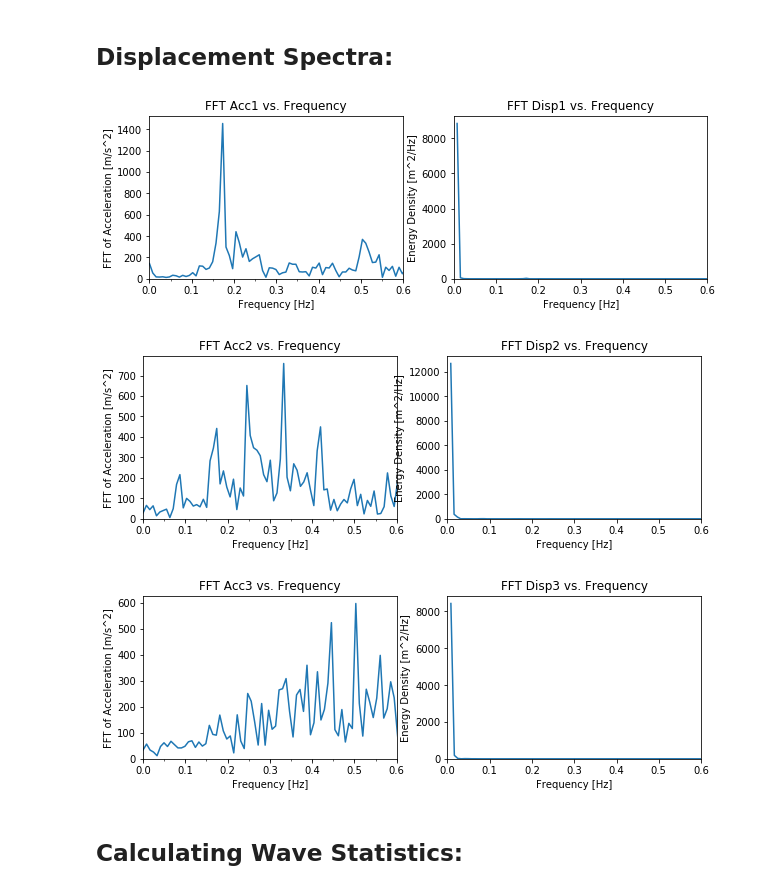
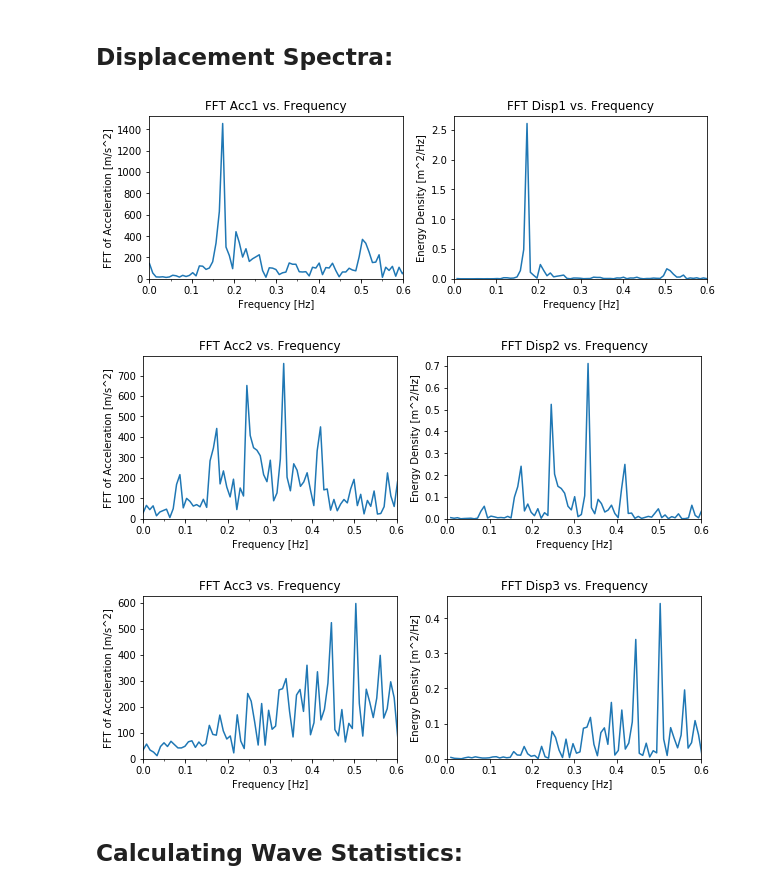
Before and after one commit to pjsimmon/E4E_Smartfin, a Jupyter notebook: PSD_E3_BuoyCallibrator1.ipynb, the cells around one changed output. Saved outputs shown, nothing was run; the diff lists cells and outputs as text; code cells hidden in the pictures.

Commit message:
Fixed bug associated with global variables having same name and adding gravity component to wrong a value

```diff
--- a/PSD_E3_BuoyCallibrator1.ipynb
+++ b/PSD_E3_BuoyCallibrator1.ipynb
@@ -314,6 +327,9 @@ print(len(imu3_array))
 # %% [markdown]
 ## Convert raw units to actual units (acc to [m/s^2]) and (time to [s])
 # %%
+## Convert raw units to actual units (acc to [m/s^2]) and (time to [s])
+
+
 #Raw acceleration constant 512 = 1g (accelerometer's measured force due to gravity)
 g_const = 512
 
@@ -327,19 +343,18 @@ gravity = -9.80665
 def convert_acc_units(acc_array):
     ret_array = []
     for a in acc_array:
-        new_a = a / g_const * gravity
         #Acceleration is now in m/s^2, need to subtract gravity from vertical axis. (??)
-        #new_a = a + 9.81 (??)
+        new_a = a / g_const * gravity - gravity
         ret_array.append(new_a)
     return ret_array
 
-imu1_array = convert_acc_units(imu1_array) #new units in m/s^2
-imu2_array = convert_acc_units(imu2_array) #new units in m/s^2
-imu3_array = convert_acc_units(imu3_array) #new units in m/s^2
+imu1_array = convert_acc_units(imu_array1) #new units in m/s^2
+imu2_array = convert_acc_units(imu_array2) #new units in m/s^2
+imu3_array = convert_acc_units(imu_array3) #new units in m/s^2
 
 ##To check:
-#for x in imu1_array:
-#    print(x)
+for x,y in zip(imu2_array, imu_array2):
+    print(x,y)
 
 
 def convert_time_units(time_array):
@@ -359,4 +374,9 @@ time_e_array = convert_time_units(time_e_list) #new units in seconds
 print(len(time_e_array))
 print(len(time_e_list))
 print(len(imu2_array))
+
+plt.plot(time_e_array, imu2_array)
+plt.show()
+
+print("Why are the y-axis values so small?")
 # %% [output]
@@ -966,9 +1018,9 @@ def calc_disp2(fft, freq):
 #disp_spectra3, fft_nfreq3 = calc_disp2(fft3, fft_freq3)
 
 ##Attempt using PSD instead of FFT:
-disp_spectra1, fft_nfreq1 = calc_disp2(pxx1, freq1)
-disp_spectra2, fft_nfreq2 = calc_disp2(pxx2, freq2)
-disp_spectra3, fft_nfreq3 = calc_disp2(pxx3, freq3)
+#disp_spectra1, fft_nfreq1 = calc_disp2(pxx1, freq1)
+#disp_spectra2, fft_nfreq2 = calc_disp2(pxx2, freq2)
+#disp_spectra3, fft_nfreq3 = calc_disp2(pxx3, freq3)
 
 
 
@@ -1021,36 +1073,36 @@ ax3.set_xlabel("Frequency [Hz]")
 ax3.set_ylabel('FFT of Acceleration [m/s^2]')
 ax3.set_xlim(0,0.6)
 ax3.set_ylim(0,)
 ax3.xaxis.set_major_locator(plt.MultipleLocator(0.1))
 ax3.xaxis.set_minor_locator(plt.MultipleLocator(0.05))
 ax4.plot(fft_nfreq2, disp_spectra2)
 ax4.set_title('FFT Disp2 vs. Frequency')
 ax4.set_xlabel("Frequency [Hz]")
 ax4.set_ylabel('Energy Density [m^2/Hz]')
 ax4.set_xlim(0,0.6)
 ax4.set_ylim(0,)
 
 ##Subplots for acc3
 ax5.plot(fft_freq3, fft3)
 ax5.set_title("FFT Acc3 vs. Frequency")
 ax5.set_xlabel("Frequency [Hz]")
 ax5.set_ylabel('FFT of Acceleration [m/s^2]')
 ax5.set_xlim(0,0.6)
 ax5.set_ylim(0,)
 ax5.xaxis.set_major_locator(plt.MultipleLocator(0.1))
 ax5.xaxis.set_minor_locator(plt.MultipleLocator(0.05))
 ax6.plot(fft_nfreq3, disp_spectra3)
 ax6.set_title('FFT Disp3 vs. Frequency')
 ax6.set_xlabel("Frequency [Hz]")
 ax6.set_ylabel('Energy Density [m^2/Hz]')
 ax6.set_xlim(0,0.6)
 ax6.set_ylim(0,)
 
 plt.show()
 # %% [output]
-[figure, old version]
+[figure, new version]
-[figure, old version]
+[figure, new version]
-[figure, old version]
+[figure, new version]
 # %% [markdown]
 ## Calculating Wave Statistics:
 # %%
```
Also changed, not shown: parts of 8 cells of this notebook, 1 other file.
